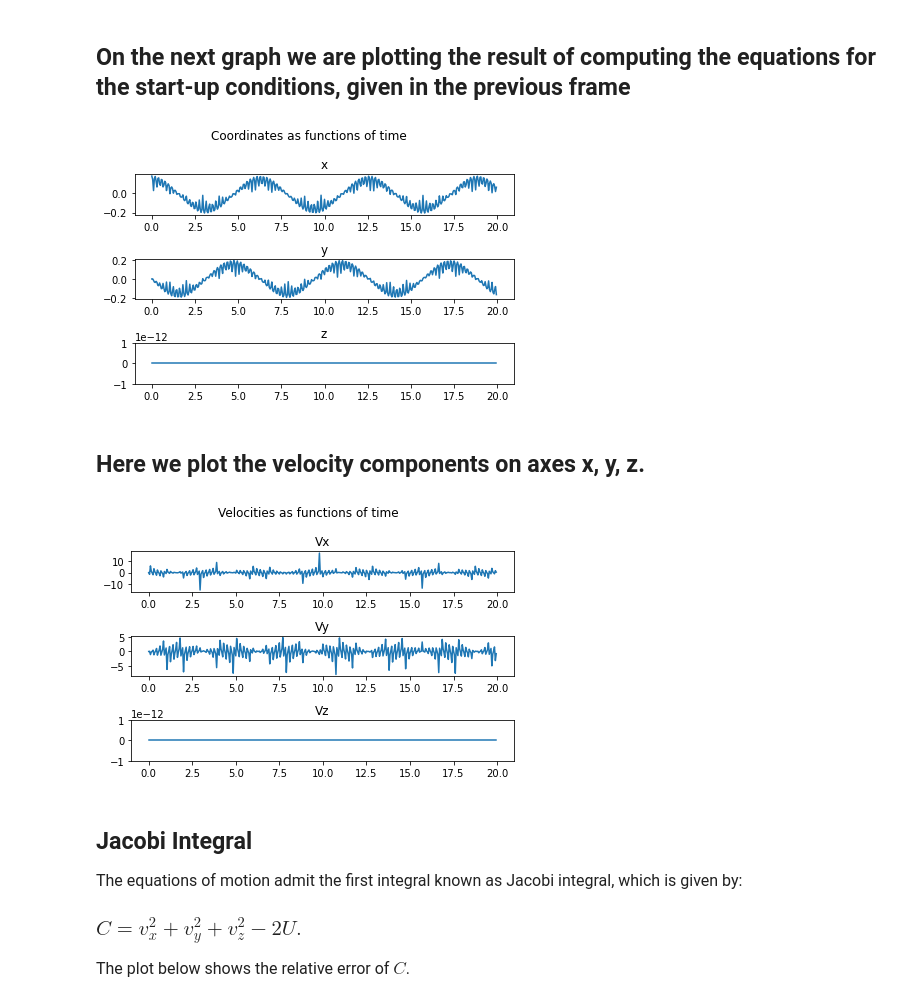
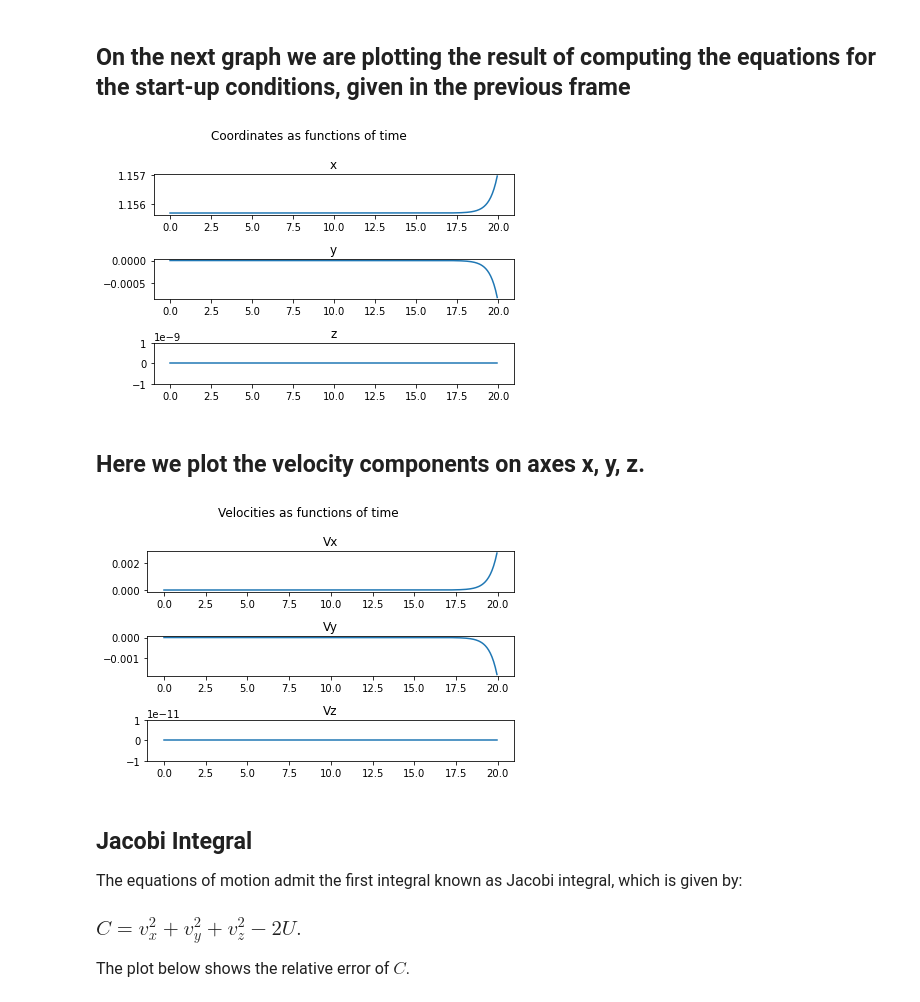
Before and after one commit to dklim11/Libration-points, a Jupyter notebook: FindOrbit.ipynb, the cells around one changed output. Saved outputs shown, nothing was run; the diff lists cells and outputs as text; code cells hidden in the pictures.

```diff
--- a/FindOrbit.ipynb
+++ b/FindOrbit.ipynb
@@ -46,7 +49,7 @@ class Characteristics(object):
     pass
 
 param = Characteristics()
-param.mu = 1.215*1e-2
+param.mu = 0.01215
 
 time = Characteristics()
 time.begin = 0
@@ -69,14 +71,14 @@ get_L2_quintic(param.mu)
 # %% [markdown]
 ## Equation from [1]
 # %%
-def get_L2_quintic(mu):
-    def quintic_L2(x):
+def get_L2_quintic_original(mu):
+    def quintic_L2_original(x):
         return x**5 + (3 - mu)*x**4 + (3 - 2*mu)*x**3 - mu*x**2 - 2*mu*x - mu
 
-    root = fsolve(quintic_L2, 1 + mu, xtol=1e-10)
+    root = fsolve(quintic_L2_original, 1 + mu, xtol=1e-10)
     return root[0]
 
-get_L2_quintic(param.mu) + 1 - param.mu  # x is the distance to a smaller primary, therefore
+get_L2_quintic_original(param.mu) + 1 - param.mu  # x is the distance to a smaller primary, therefore
                                          # we have to add (1 - mu) to get an L2 coordinate
 # %% [output]
 1.1556799130947353
@@ -108,7 +110,7 @@ r_0 = rP_0 + vP_0
 
 t_sol = np.arange(time.begin, time.end, time.dt)
 
-solution = sci.solve_ivp(lambda t, r: ode(t, r, param), (time.begin, time.end), r_0, t_eval = t_sol, atol = 1e-11, rtol = 1e-11)
+solution = sci.solve_ivp(lambda t, r: ode(t, r, param), (time.begin, time.end), r_0, t_eval = t_sol, atol = 1e-10, rtol = 1e-10)
 
 r_sol = solution.y.T
 # %% [markdown]
@@ -123,26 +125,26 @@ axs[1].set_title('y')
 axs[2].plot(t_sol, r_sol[:, 2])
 axs[2].set_title('z')
 
-plt.ylim(-1e-12, 1e-12)
+plt.ylim(-1e-9, 1e-9)
 plt.tight_layout()
 # %% [output]
-[figure, old version]
+[figure, new version]
 # %% [markdown]
 ## Here we plot the velocity components on axes x, y, z.
 # %%
 fig, axs = plt.subplots(3)
 fig.suptitle('Velocities as functions of time')
 axs[0].plot(t_sol, r_sol[:, 3])
 axs[0].set_title('Vx')
 axs[1].plot(t_sol, r_sol[:, 4])
 axs[1].set_title('Vy')
 axs[2].plot(t_sol, r_sol[:, 5])
 axs[2].set_title('Vz')
 
-plt.ylim(-1e-12, 1e-12)
+plt.ylim(-1e-11, 1e-11)
 plt.tight_layout()
 # %% [output]
-[figure, old version]
+[figure, new version]
 # %% [markdown]
 ## Jacobi Integral
 
```
Also changed, not shown: parts of 7 cells of this notebook.
